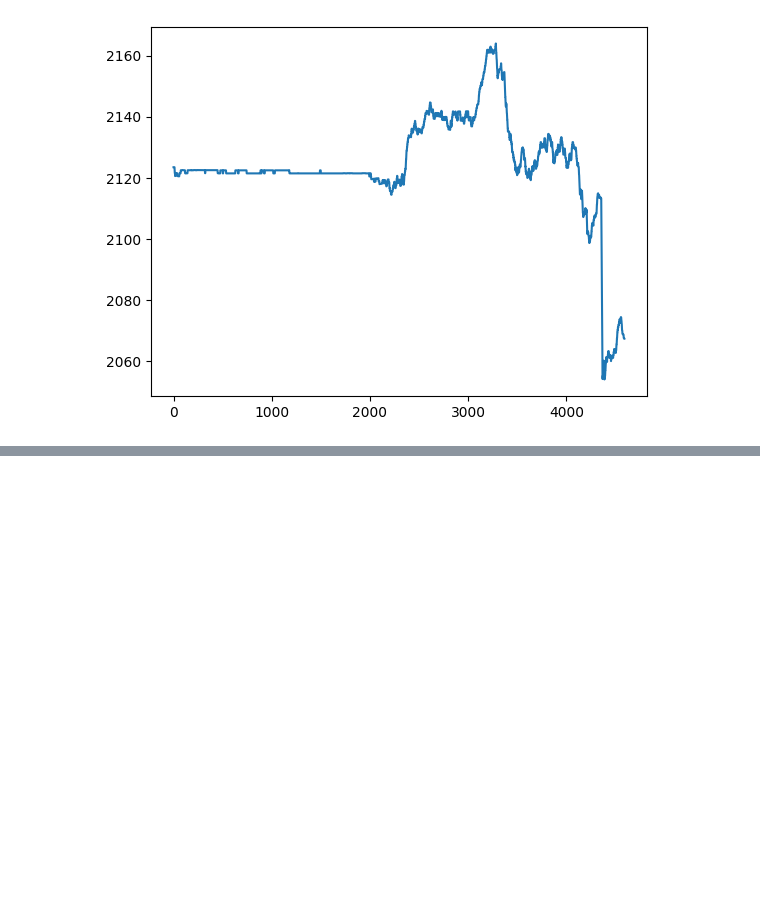
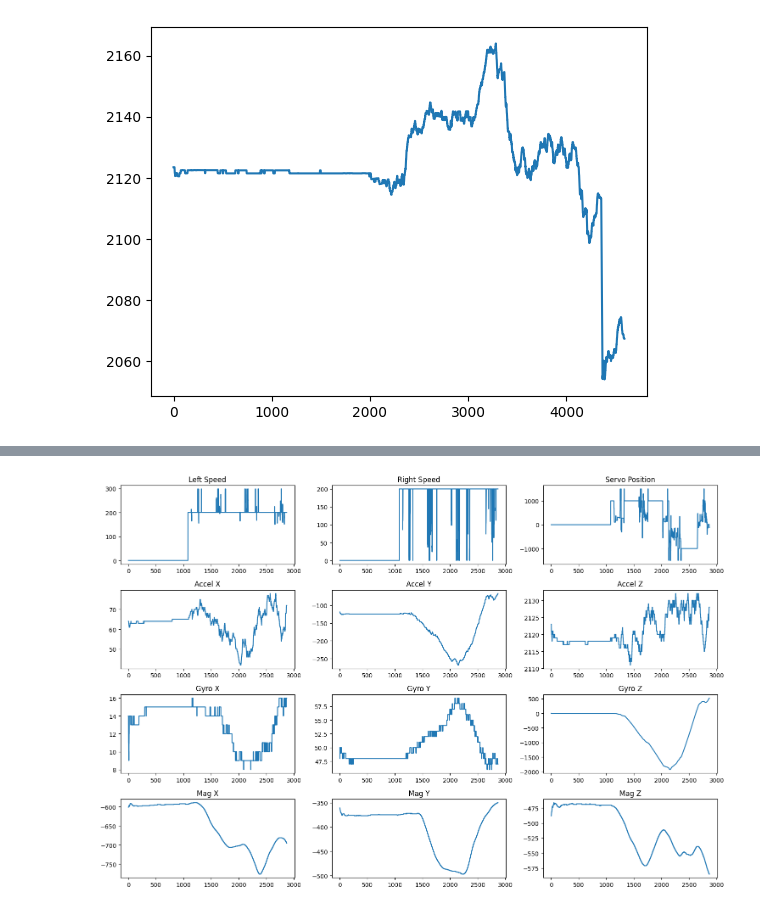
Before and after one commit to gaitovrat/bachelor, a Jupyter notebook: Notebooks/Sensors.ipynb, the cells around one changed output, grey strips where cells are left out. Cells and saved outputs as stored; diff of their text form; code cells hidden in the pictures; blank space fills up the shorter version.

```diff
--- a/Notebooks/Sensors.ipynb
+++ b/Notebooks/Sensors.ipynb
@@ -175,0 +185,5 @@ auto_filtered.plot_accels()
+# %%
+one_lap = DataPlotter('1LapAutoFiltered.json')
+one_lap.plot_all()
+# %% [output]
+[figure, added]
```
Also changed, not shown: parts of 17 cells of this notebook, 18 other files.
